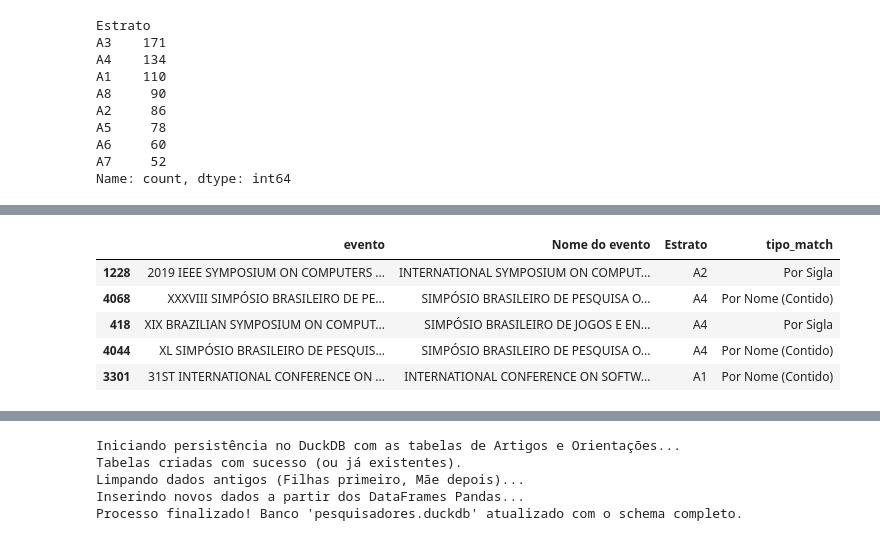
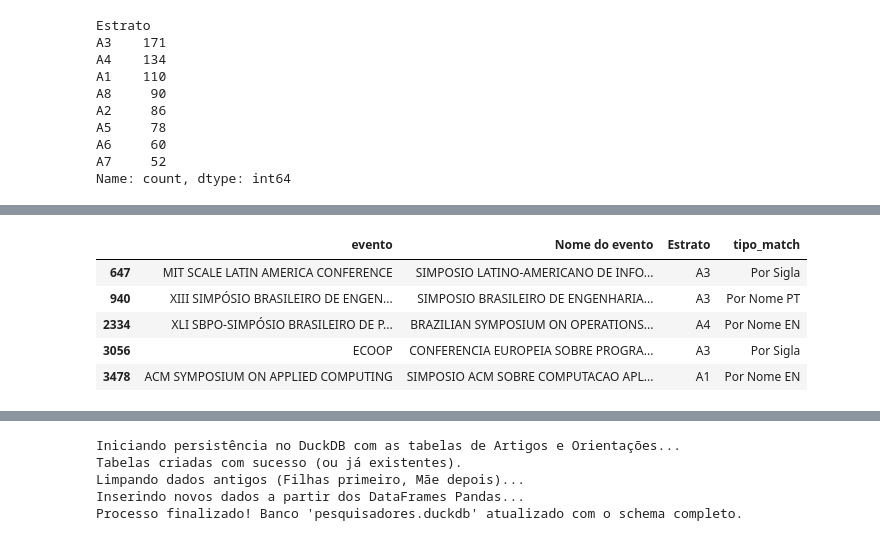
Before and after one commit to alobogiron/pesc_stats, a Jupyter notebook: analyse.ipynb, the cells around one changed output, grey strips where cells are left out. Cells and saved outputs as stored; diff of their text form; code cells hidden in the pictures.

Commit message:
update - using fuzzy and match per name

```diff
--- a/analyse.ipynb
+++ b/analyse.ipynb
@@ -751,7 +821,7 @@ memory usage: 420.9+ KB
 # %% [markdown]
 ### Database de conferências
 # %%
-df_google_raw = pd.read_excel('eventos_classificados.xlsx')
+df_google_raw = pd.read_csv('eventos_classificados_dois_idiomas.csv')
 # %%
 df_google_raw.head(3)
 # %% [output]
@@ -950,34 +904,60 @@ Total de Artigos (Lattes): 4461
 import pandas as pd
 import re
 
-print("1. Preparando dados e ordenando por tamanho do nome...")
-df_bib_trab_congresso['evento_limpo'] = df_bib_trab_congresso['evento'].astype(str).str.upper().str.strip()
-df_google_raw['Nome do evento'] = df_google_raw['Nome do evento'].astype(str).str.upper().str.strip()
-df_google_raw['Sigla'] = df_google_raw['Sigla'].astype(str).str.upper().str.strip()
+print("1. Preparando dados, removendo acentos e ordenando por tamanho do nome...")
 
-# O truque de ouro: ordenar os eventos do nome maior para o menor.
-# Evita que um evento de nome curto "roube" o match de um evento mais específico.
-df_google_raw['tamanho_nome'] = df_google_raw['Nome do evento'].str.len()
-df_google_raw = df_google_raw.sort_values(by='tamanho_nome', ascending=False)
+# Cria uma função encadeada para limpar o texto: remove acentos, joga para maiúsculo e tira espaços nas bordas
+def limpar_texto(serie):
+    return (serie.astype(str)
+            .str.normalize('NFKD')
+            .str.encode('ascii', errors='ignore')
+            .str.decode('utf-8')
+            .str.upper()
+            .str.replace(r'\s+', ' ', regex=True) # <- Escudo contra espaços múltiplos e invisíveis
+            .str.strip())
+
+# Aplica a limpeza nas bases
+df_bib_trab_congresso['evento_limpo'] = limpar_texto(df_bib_trab_congresso['evento'])
+df_google_raw['Nome do evento'] = limpar_texto(df_google_raw['Nome do evento'])
+df_google_raw['Nome do evento em inglês'] = limpar_texto(df_google_raw['Nome do evento em inglês']) # Nova coluna
+df_google_raw['Sigla'] = limpar_texto(df_google_raw['Sigla'])
+
+# O truque de ouro atualizado: encontrar o maior nome entre PT e EN para ordenar
+# Isso evita que um nome curto em uma das línguas roube o match de um nome longo na outra
+df_google_raw['tamanho_pt'] = df_google_raw['Nome do evento'].str.len()
+df_google_raw['tamanho_en'] = df_google_raw['Nome do evento em inglês'].str.len()
+df_google_raw['tamanho_max'] = df_google_raw[['tamanho_pt', 'tamanho_en']].max(axis=1)
+
+# Ordena pelo maior nome disponível
+df_google_raw = df_google_raw.sort_values(by='tamanho_max', ascending=False)
 
 # Transforma a base do Google em uma lista de dicionários para a busca ser ultrarrápida
 lista_google = df_google_raw.to_dict('records')
 
-print("2. Aplicando a lógica de match (Nome Contido -> Sigla)...")
+print("2. Aplicando a lógica de match (Nomes PT/EN Bidirecional -> Sigla)...")
 
 def encontrar_melhor_match(evento_lattes):
-    if pd.isna(evento_lattes) or evento_lattes == 'NAN':
+    if pd.isna(evento_lattes) or evento_lattes == 'NAN' or evento_lattes == '':
         return pd.NA, pd.NA, 'A8', 'Sem Match'
 
-    # Tentativa 1: Verifica se o Nome Oficial da tabela Google está CONTIDO no nome digitado no Lattes
-    # Como a lista está ordenada por tamanho, ele sempre pega o match mais completo primeiro.
+    # Tentativa 1: Verifica de forma BIDIRECIONAL em ambas as colunas (PT e EN)
     for google in lista_google:
-        nome_oficial = google['Nome do evento']
-        if pd.notna(nome_oficial) and nome_oficial != 'NAN' and nome_oficial != "":
-            if nome_oficial in evento_lattes:
-                return google['Sigla'], google['Nome do evento'], google['Estrato'], 'Por Nome (Contido)'
+        nome_pt = google['Nome do evento']
+        nome_en = google['Nome do evento em inglês']
 
-    # Tentativa 2: Se falhar no nome, busca a Sigla protegida por limites de palavra (\b)
+        # Checa a versão em Português
+        if pd.notna(nome_pt) and nome_pt != 'NAN' and nome_pt != "":
+            if (nome_pt in evento_lattes) or (evento_lattes in nome_pt):
+                # Retorna sempre o nome em PT como principal para padronizar a tabela final
+                return google['Sigla'], google['Nome do evento'], google['Estrato'], 'Por Nome PT'
+
+        # Checa a versão em Inglês
+        if pd.notna(nome_en) and nome_en != 'NAN' and nome_en != "":
+            if (nome_en in evento_lattes) or (evento_lattes in nome_en):
+                # Retorna sempre o nome em PT como principal para padronizar a tabela final
+                return google['Sigla'], google['Nome do evento'], google['Estrato'], 'Por Nome EN'
+
+    # Tentativa 2: Se falhar nos nomes, busca a Sigla protegida por limites de palavra (\b)
     for google in lista_google:
         sigla = google['Sigla']
         if pd.notna(sigla) and sigla != 'NAN' and sigla != "":
@@ -1007,16 +987,18 @@ df_artigos_congresso_final.drop(columns=['evento_limpo'], inplace=True)
 # RESUMO DOS RESULTADOS
 # ==========================================
 total_originais = len(df_artigos_congresso_final)
-qtd_nome = len(df_artigos_congresso_final[df_artigos_congresso_final['tipo_match'] == 'Por Nome (Contido)'])
+qtd_nome_pt = len(df_artigos_congresso_final[df_artigos_congresso_final['tipo_match'] == 'Por Nome PT'])
+qtd_nome_en = len(df_artigos_congresso_final[df_artigos_congresso_final['tipo_match'] == 'Por Nome EN'])
 qtd_sigla = len(df_artigos_congresso_final[df_artigos_congresso_final['tipo_match'] == 'Por Sigla'])
 qtd_falhas = len(df_artigos_congresso_final[df_artigos_congresso_final['tipo_match'] == 'Sem Match'])
 
 print(f"\n--- 📊 RELATÓRIO DE CRUZAMENTO DE EVENTOS ---")
 print(f"Total de Artigos (Lattes): {total_originais}")
-print(f"✅ Match por Nome (Contido/Exato): {qtd_nome} ({round((qtd_nome/total_originais)*100, 1)}%)")
+print(f"✅ Match por Nome PT: {qtd_nome_pt} ({round((qtd_nome_pt/total_originais)*100, 1)}%)")
+print(f"✅ Match por Nome EN: {qtd_nome_en} ({round((qtd_nome_en/total_originais)*100, 1)}%)")
 print(f"✅ Match por Sigla: {qtd_sigla} ({round((qtd_sigla/total_originais)*100, 1)}%)")
 print(f"❌ Sem Match: {qtd_falhas} ({round((qtd_falhas/total_originais)*100, 1)}%)")
 
-# Exibe uma amostra dos matches para você validar
+# Exibe uma amostra dos matches para validação
 display(df_artigos_congresso_final[df_artigos_congresso_final['tipo_match'] != 'Sem Match'][['evento', 'Nome do evento', 'Estrato', 'tipo_match']].sample(5))
 # %% [output]
@@ -1033,6 +1016,6 @@ Total de Artigos (Lattes): 4461
 |  | evento | Nome do evento | Estrato | tipo_match |
-| 1228 | 2019 IEEE SYMPOSIUM ON COMPUTERS ... | INTERNATIONAL SYMPOSIUM ON COMPUT... | A2 | Por Sigla |
-| 4068 | XXXVIII SIMPÓSIO BRASILEIRO DE PE... | SIMPÓSIO BRASILEIRO DE PESQUISA O... | A4 | Por Nome (Contido) |
-| 418 | XIX BRAZILIAN SYMPOSIUM ON COMPUT... | SIMPÓSIO BRASILEIRO DE JOGOS E EN... | A4 | Por Sigla |
-| 4044 | XL SIMPÓSIO BRASILEIRO DE PESQUIS... | SIMPÓSIO BRASILEIRO DE PESQUISA O... | A4 | Por Nome (Contido) |
-| 3301 | 31ST INTERNATIONAL CONFERENCE ON ... | INTERNATIONAL CONFERENCE ON SOFTW... | A1 | Por Nome (Contido) |
+| 647 | MIT SCALE LATIN AMERICA CONFERENCE | SIMPOSIO LATINO-AMERICANO DE INFO... | A3 | Por Sigla |
+| 940 | XIII SIMPÓSIO BRASILEIRO DE ENGEN... | SIMPOSIO BRASILEIRO DE ENGENHARIA... | A3 | Por Nome PT |
+| 2334 | XLI SBPO-SIMPÓSIO BRASILEIRO DE P... | BRAZILIAN SYMPOSIUM ON OPERATIONS... | A4 | Por Nome EN |
+| 3056 | ECOOP | CONFERENCIA EUROPEIA SOBRE PROGRA... | A3 | Por Sigla |
+| 3478 | ACM SYMPOSIUM ON APPLIED COMPUTING | SIMPOSIO ACM SOBRE COMPUTACAO APL... | A1 | Por Nome EN |
```
Also changed, not shown: parts of 26 cells of this notebook, 4 other files.
